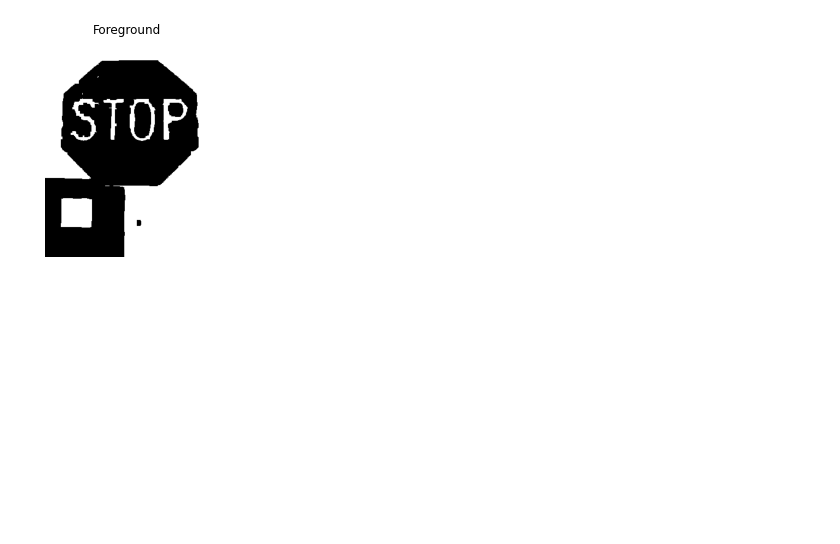
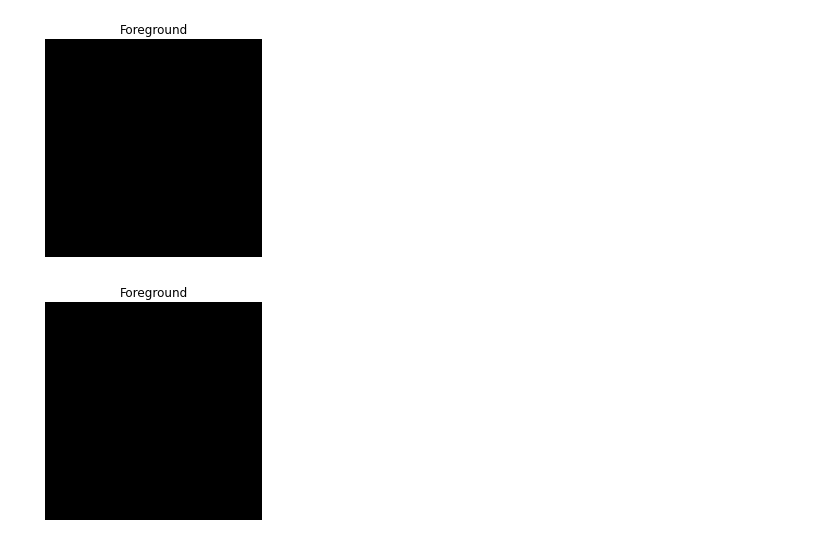
Before and after one commit to tomasfgon/FEUP-VC, a Jupyter notebook: src/main.ipynb, the cells around one changed output. Cells and saved outputs as stored; diff of their text form; code cells hidden in the pictures; blank space fills up the shorter version.

```diff
--- a/src/main.ipynb
+++ b/src/main.ipynb
@@ -5,5 +5,5 @@ from matplotlib import pyplot as plt
 import numpy as np
 
 dataDir = '../dataset/images' # Change this, according to your images' directory path
+
+img = cv2.imread(os.path.join(dataDir, 'bluesquare.png')) # Change this, according to your image's path
-# %%
-img = cv2.imread(os.path.join(dataDir, 'road57.png')) # Change this, according to your image's path
@@ -45,0 +10,9 @@ plt.show()
+# %%
+# Image Smoothing
+
+imgWithGaussianFilter = cv2.medianBlur(img, 5)
+
+plt.imshow(imgWithGaussianFilter)
+plt.title('Image')
+plt.axis('off')
+plt.show()
@@ -46,18 +58,41 @@ plt.show()
 # %%
-imgGray = cv2.cvtColor(mask, cv2.COLOR_RGB2GRAY)
-ret, thresh = cv2.threshold(imgGray, 0, 255, cv2.THRESH_BINARY_INV + cv2.THRESH_OTSU)
+# Image Thresholding and Morphological Operations
+
+# Red
+
+imgGray_red = cv2.cvtColor(img_red, cv2.COLOR_RGB2GRAY)
+ret, thresh_red = cv2.threshold(imgGray_red, 0, 255, cv2.THRESH_BINARY + cv2.THRESH_OTSU)
 
 # Removing Noise
-kernel = np.ones((3,3),np.uint8)
-opening = cv2.morphologyEx(thresh, cv2.MORPH_OPEN, kernel, iterations = 2)
+kernel = np.ones((5, 5),np.uint8)
+opening = cv2.morphologyEx(thresh_red, cv2.MORPH_OPEN, kernel, iterations = 2)
 
 # Getting the background area
-bg = cv2.dilate(opening,kernel,iterations=3)
-bg = cv2.erode(opening,kernel,iterations=3)
+processed_red = cv2.erode(opening,kernel,iterations=1)
+processed_red = cv2.dilate(opening,kernel,iterations=1)
 
-plt.imshow(bg, cmap='gray')
+# Blue
+
+imgGray_blue = cv2.cvtColor(img_blue, cv2.COLOR_RGB2GRAY)
+ret, thresh_blue = cv2.threshold(imgGray_blue, 0, 255, cv2.THRESH_BINARY + cv2.THRESH_OTSU)
+
+# Removing Noise
+kernel = np.ones((5, 5),np.uint8)
+opening = cv2.morphologyEx(thresh_blue, cv2.MORPH_OPEN, kernel, iterations = 2)
+
+# Getting the background area
+processed_blue = cv2.erode(opening,kernel,iterations=1)
+processed_blue = cv2.dilate(opening,kernel,iterations=1)
+
+
+plt.imshow(processed_red, cmap='gray')
 plt.title('Foreground')
 plt.axis('off')
 plt.show()
+plt.imshow(processed_blue, cmap='gray')
+plt.title('Foreground')
+plt.axis('off')
+plt.show()
 # %% [output]
-[figure, old version]
+[figure, new version]
+[figure, added]
```
Also changed, not shown: parts of 5 cells of this notebook, 4 other files.
